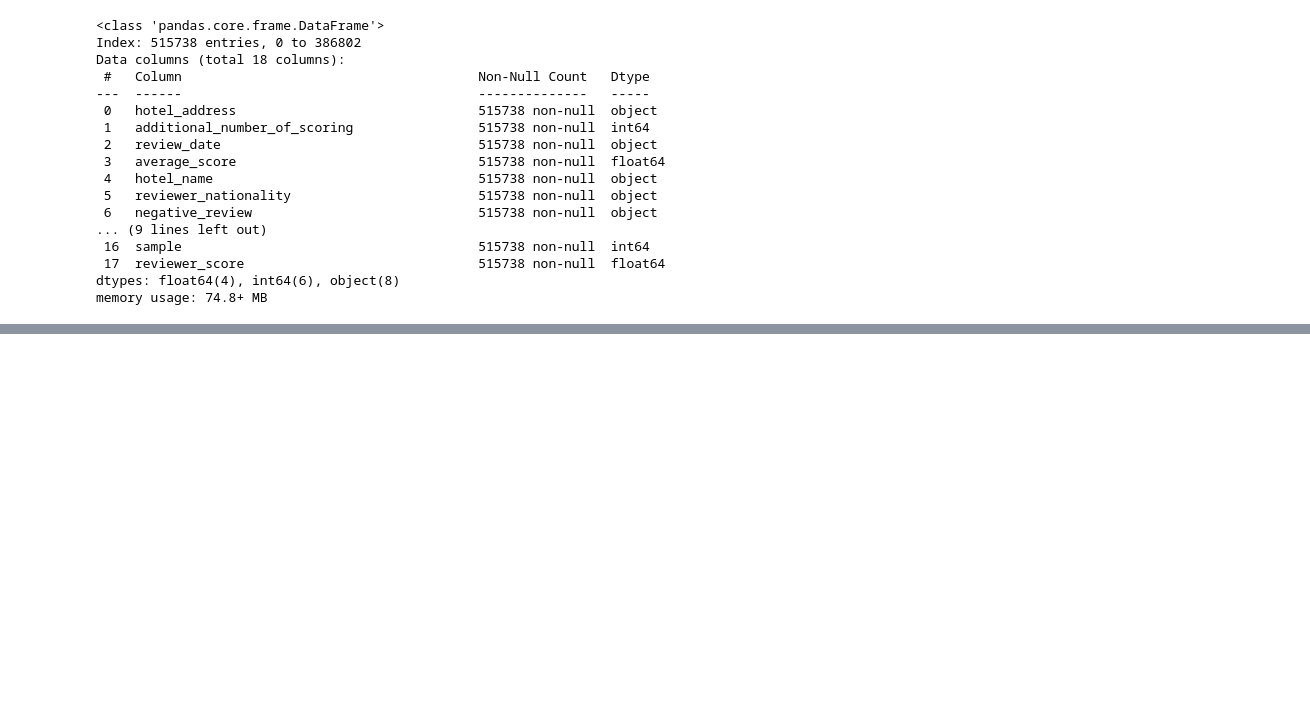
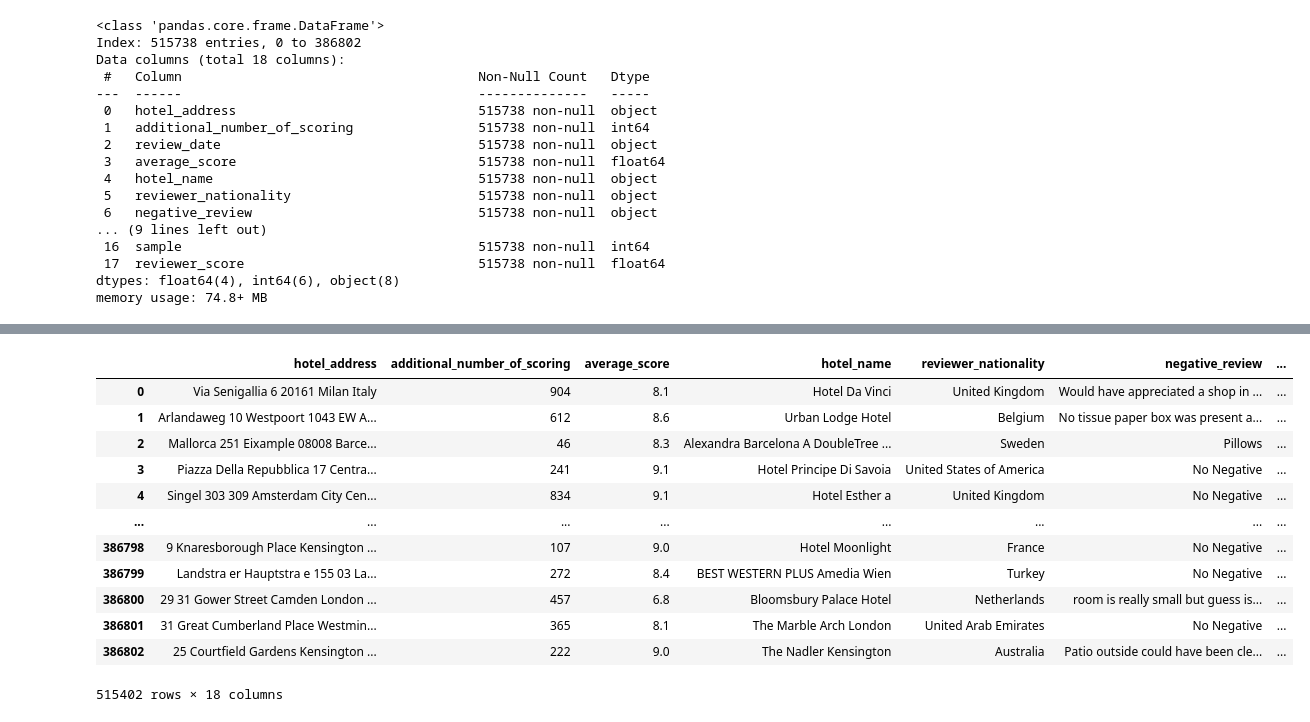
Before and after one commit to ret4ed/Sf_DS_game_1, a Jupyter notebook: Skillfactory/Project_3_EDA + Feature Engineering. Соревнование на Kaggle/Project_3.ipynb, the cells around one changed output, grey strips where cells are left out. Saved outputs shown, nothing was run; the diff lists cells and outputs as text; code cells hidden in the pictures; blank space fills up the shorter version.

```diff
--- a/Skillfactory/Project_3_EDA + Feature Engineering. Соревнование на Kaggle/Project_3.ipynb
+++ b/Skillfactory/Project_3_EDA + Feature Engineering. Соревнование на Kaggle/Project_3.ipynb
@@ -139,3 +209,19 @@ data['lng'] = data['lng'].fillna(0, inplace=True)
+# %%
+display(data)
+# %% [output]
+|  | hotel_address | additional_number_of_scoring | average_score | hotel_name | reviewer_nationality | negative_review | ... |
+| 0 | Via Senigallia 6 20161 Milan Italy | 904 | 8.1 | Hotel Da Vinci | United Kingdom | Would have appreciated a shop in ... | ... |
+| 1 | Arlandaweg 10 Westpoort 1043 EW A... | 612 | 8.6 | Urban Lodge Hotel | Belgium | No tissue paper box was present a... | ... |
+| 2 | Mallorca 251 Eixample 08008 Barce... | 46 | 8.3 | Alexandra Barcelona A DoubleTree ... | Sweden | Pillows | ... |
+| 3 | Piazza Della Repubblica 17 Centra... | 241 | 9.1 | Hotel Principe Di Savoia | United States of America | No Negative | ... |
+| 4 | Singel 303 309 Amsterdam City Cen... | 834 | 9.1 | Hotel Esther a | United Kingdom | No Negative | ... |
+| ... | ... | ... | ... | ... | ... | ... | ... |
+| 386798 | 9 Knaresborough Place Kensington ... | 107 | 9.0 | Hotel Moonlight | France | No Negative | ... |
+| 386799 | Landstra er Hauptstra e 155 03 La... | 272 | 8.4 | BEST WESTERN PLUS Amedia Wien | Turkey | No Negative | ... |
+| 386800 | 29 31 Gower Street Camden London ... | 457 | 6.8 | Bloomsbury Palace Hotel | Netherlands | room is really small but guess is... | ... |
+| 386801 | 31 Great Cumberland Place Westmin... | 365 | 8.1 | The Marble Arch London | United Arab Emirates | No Negative | ... |
+| 386802 | 25 Courtfield Gardens Kensington ... | 222 | 9.0 | The Nadler Kensington | Australia | Patio outside could have been cle... | ... |
+515402 rows × 18 columns
 # %%
 data.nunique(dropna=False)
 # %% [output]
```
Also changed, not shown: parts of 22 cells of this notebook.
